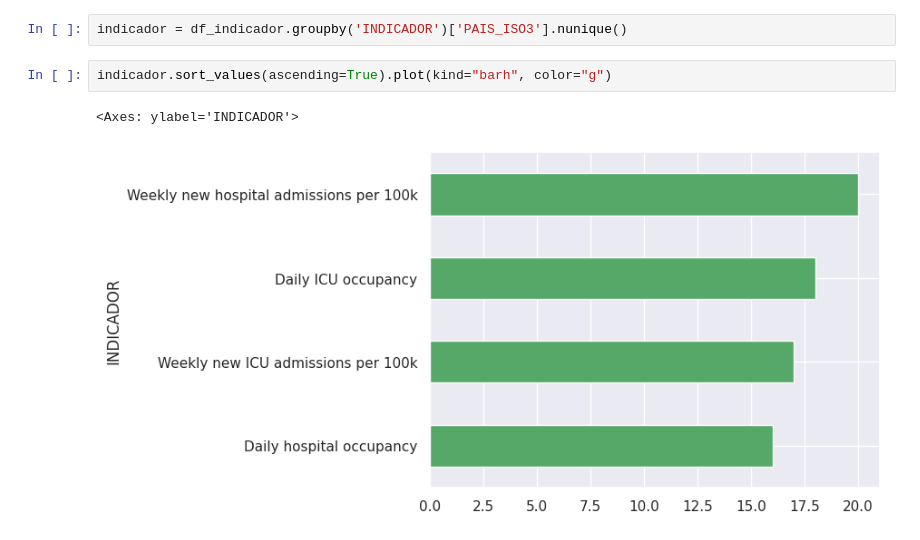
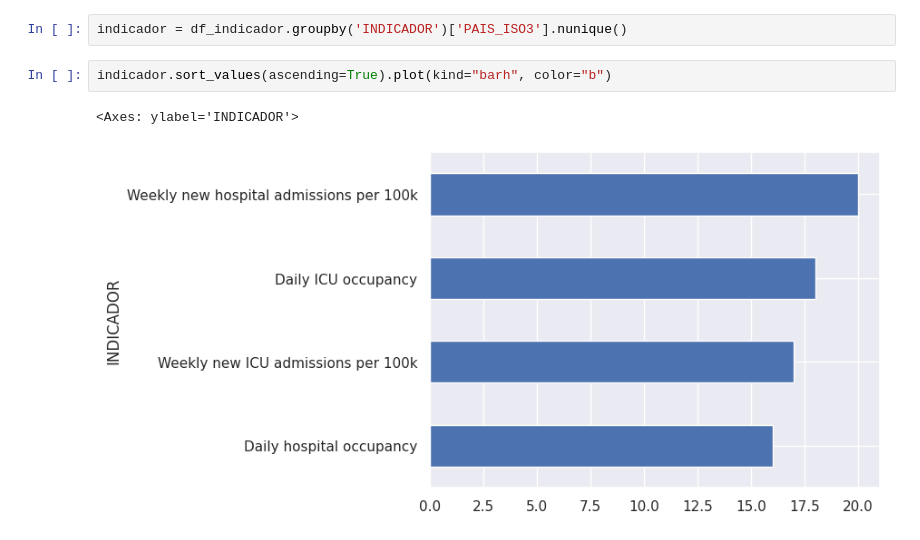
Before and after one commit to patriciaapenat/TFM, a Jupyter notebook: Gráficos/Data_Frame_uci.ipynb, the cells around one changed output. Drawn from its saved outputs; the diff is of its cells as text.

```diff
--- a/Gráficos/Data_Frame_uci.ipynb
+++ b/Gráficos/Data_Frame_uci.ipynb
@@ -172,7 +178,7 @@ df_indicador.head(10)
 # %%
 indicador = df_indicador.groupby('INDICADOR')['PAIS_ISO3'].nunique()
 # %%
-indicador.sort_values(ascending=True).plot(kind="barh", color="g")
+indicador.sort_values(ascending=True).plot(kind="barh", color="b")
 # %% [output]
 <Axes: ylabel='INDICADOR'>
-[figure, old version]
+[figure, new version]
```
Also changed, not shown: parts of 2 cells of this notebook.
